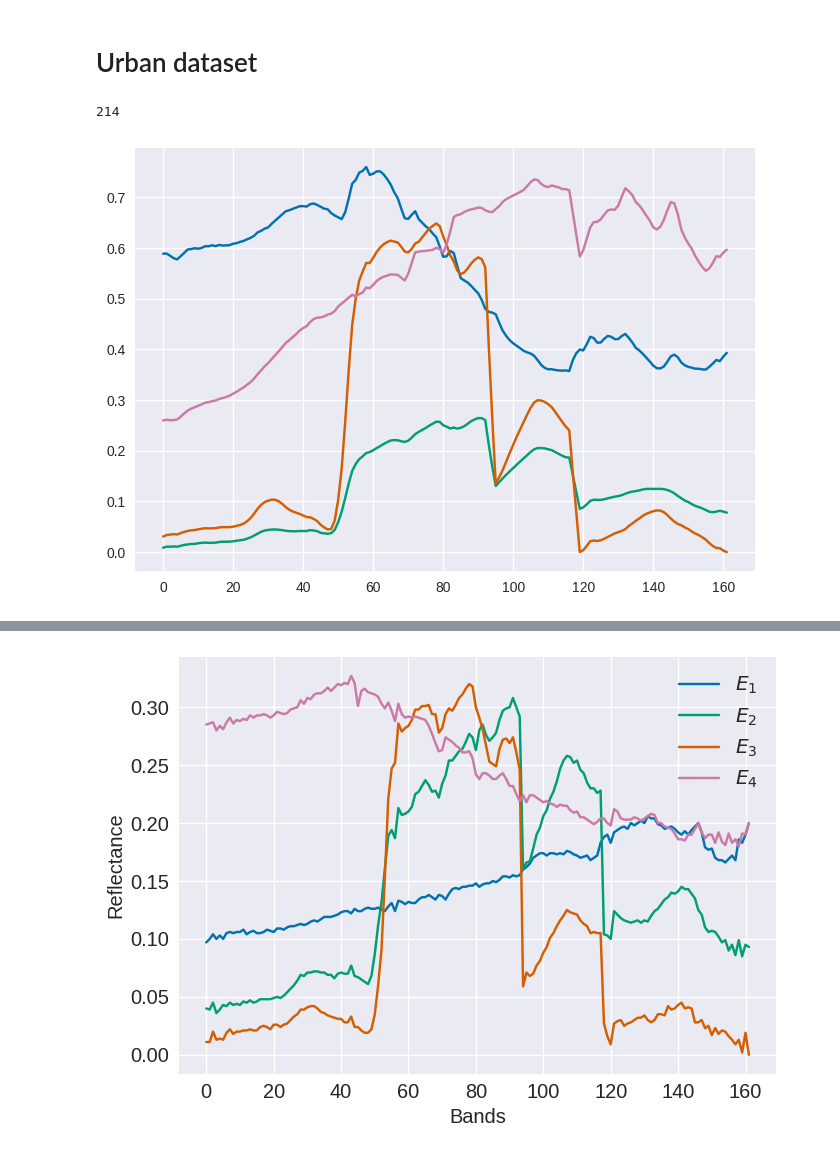
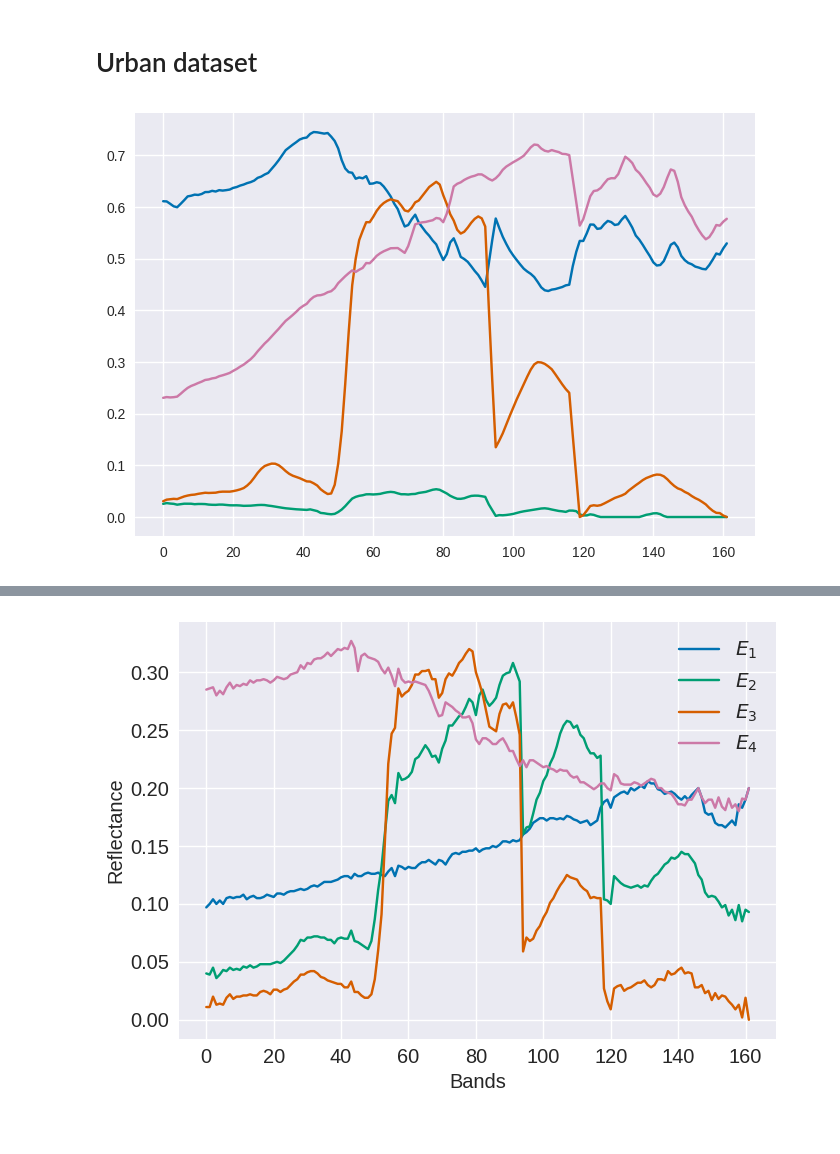
Before and after one commit to SolidusAbi/CLHU, a Jupyter notebook: notebooks/CLHU.ipynb, the cells around one changed output, grey strips where cells are left out. Drawn from its saved outputs; the diff is of its cells as text; code cells hidden in the pictures.

```diff
--- a/notebooks/CLHU.ipynb
+++ b/notebooks/CLHU.ipynb
@@ -331,38 +263,37 @@ dataset = Urban(root_dir=config.Urban_PATH)
 # %%
 from HySpecLab.eea import VCA
 n_endmembers = dataset.n_endmembers
 endmembers = dataset.endmembers()
 
-from HySpecLab.metrics import sad
-import numpy as np
-for i in range(256):
-    vca = VCA(n_endmembers=n_endmembers, snr_input=1, random_state=i)
+# from HySpecLab.metrics import sad
+# import numpy as np
+# for i in range(256):
+#     vca = VCA(n_endmembers=n_endmembers, snr_input=1, random_state=i)
 
-    E = vca.fit(dataset.X.numpy())
-    endmember_init = torch.from_numpy(vca.endmembers()).float()
+#     E = vca.fit(dataset.X.numpy())
+#     endmember_init = torch.from_numpy(vca.endmembers()).float()
 
-    sad_result = sad(endmember_init, endmembers)
-    idx = torch.argmin(sad_result, dim=1) # Index for reordering the ground truth
-    if np.unique(idx).shape[0] == n_endmembers:
-        print(i)
-        break
+#     sad_result = sad(endmember_init, endmembers)
+#     idx = torch.argmin(sad_result, dim=1) # Index for reordering the ground truth
+#     if np.unique(idx).shape[0] == n_endmembers:
+#         print(i)
+#         break
 
-# vca = VCA(n_endmembers=n_endmembers, snr_input=1, random_state=214)
+vca = VCA(n_endmembers=n_endmembers, snr_input=1, random_state=42)
 
-# E = vca.fit(dataset.X.numpy())
-# endmember_init = torch.from_numpy(vca.endmembers()).float()
+E = vca.fit(dataset.X.numpy())
+endmember_init = torch.from_numpy(vca.endmembers()).float()
 
 # forces that the max value of each ealemend is 1 - 1e-3, For testing!!
 # endmember_init = (endmember_init / endmember_init.max(dim=1, keepdim=True)[0]) * .9
 logit_endmember_init = torch.log((endmember_init / (1-endmember_init) + 1e-12))
 
 
 with plt.style.context(("seaborn-colorblind")):
     plt.plot(endmember_init.T)
 plt.show()
 # %% [output]
-214
-[figure, old version]
+[figure, new version]
 # %%
 n_bands = dataset.n_bands
 model = ContrastiveUnmixing(n_bands, n_endmembers, endmember_init=logit_endmember_init)
```
Also changed, not shown: parts of 41 cells of this notebook, 1 other file.
